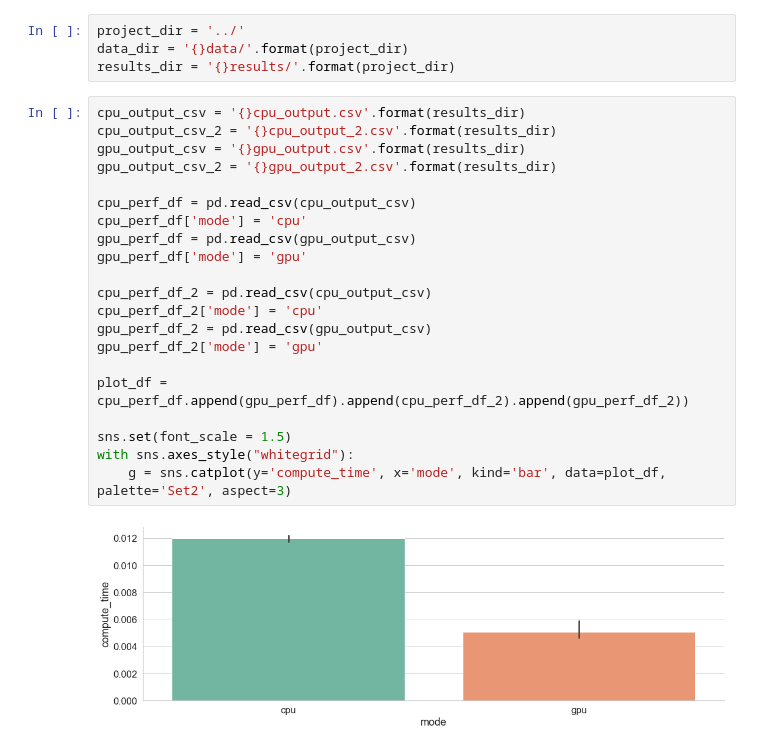
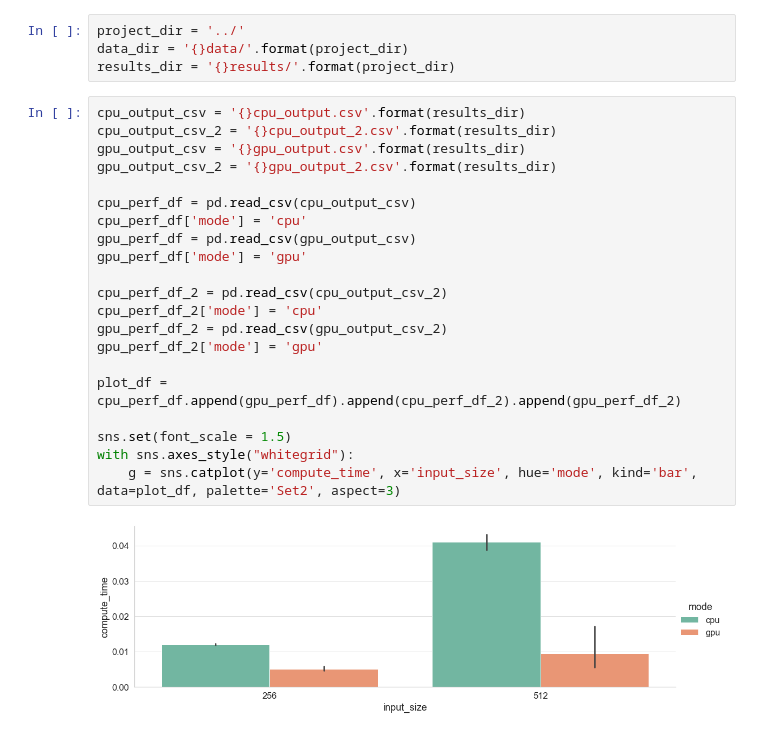
Before and after one commit to neurodatascience/watts_up_compute, a Jupyter notebook: notebooks/5_compare_cpu_gpu.ipynb, the cells around one changed output. Cells and saved outputs as stored; diff of their text form.

```diff
--- a/notebooks/5_compare_cpu_gpu.ipynb
+++ b/notebooks/5_compare_cpu_gpu.ipynb
@@ -11,23 +16,23 @@ results_dir = '{}results/'.format(project_dir)
 # %%
 cpu_output_csv = '{}cpu_output.csv'.format(results_dir)
 cpu_output_csv_2 = '{}cpu_output_2.csv'.format(results_dir)
 gpu_output_csv = '{}gpu_output.csv'.format(results_dir)
 gpu_output_csv_2 = '{}gpu_output_2.csv'.format(results_dir)
 
 cpu_perf_df = pd.read_csv(cpu_output_csv)
 cpu_perf_df['mode'] = 'cpu'
 gpu_perf_df = pd.read_csv(gpu_output_csv)
 gpu_perf_df['mode'] = 'gpu'
 
-cpu_perf_df_2 = pd.read_csv(cpu_output_csv)
+cpu_perf_df_2 = pd.read_csv(cpu_output_csv_2)
 cpu_perf_df_2['mode'] = 'cpu'
-gpu_perf_df_2 = pd.read_csv(gpu_output_csv)
+gpu_perf_df_2 = pd.read_csv(gpu_output_csv_2)
 gpu_perf_df_2['mode'] = 'gpu'
 
-plot_df = cpu_perf_df.append(gpu_perf_df).append(cpu_perf_df_2).append(gpu_perf_df_2))
+plot_df = cpu_perf_df.append(gpu_perf_df).append(cpu_perf_df_2).append(gpu_perf_df_2)
 
 sns.set(font_scale = 1.5)
 with sns.axes_style("whitegrid"):
-    g = sns.catplot(y='compute_time', x='mode', kind='bar', data=plot_df, palette='Set2', aspect=3)
+    g = sns.catplot(y='compute_time', x='input_size', hue='mode', kind='bar', data=plot_df, palette='Set2', aspect=3)
 # %% [output]
-[figure, old version]
+[figure, new version]
```
Also changed, not shown: parts of 1 cell of this notebook.
